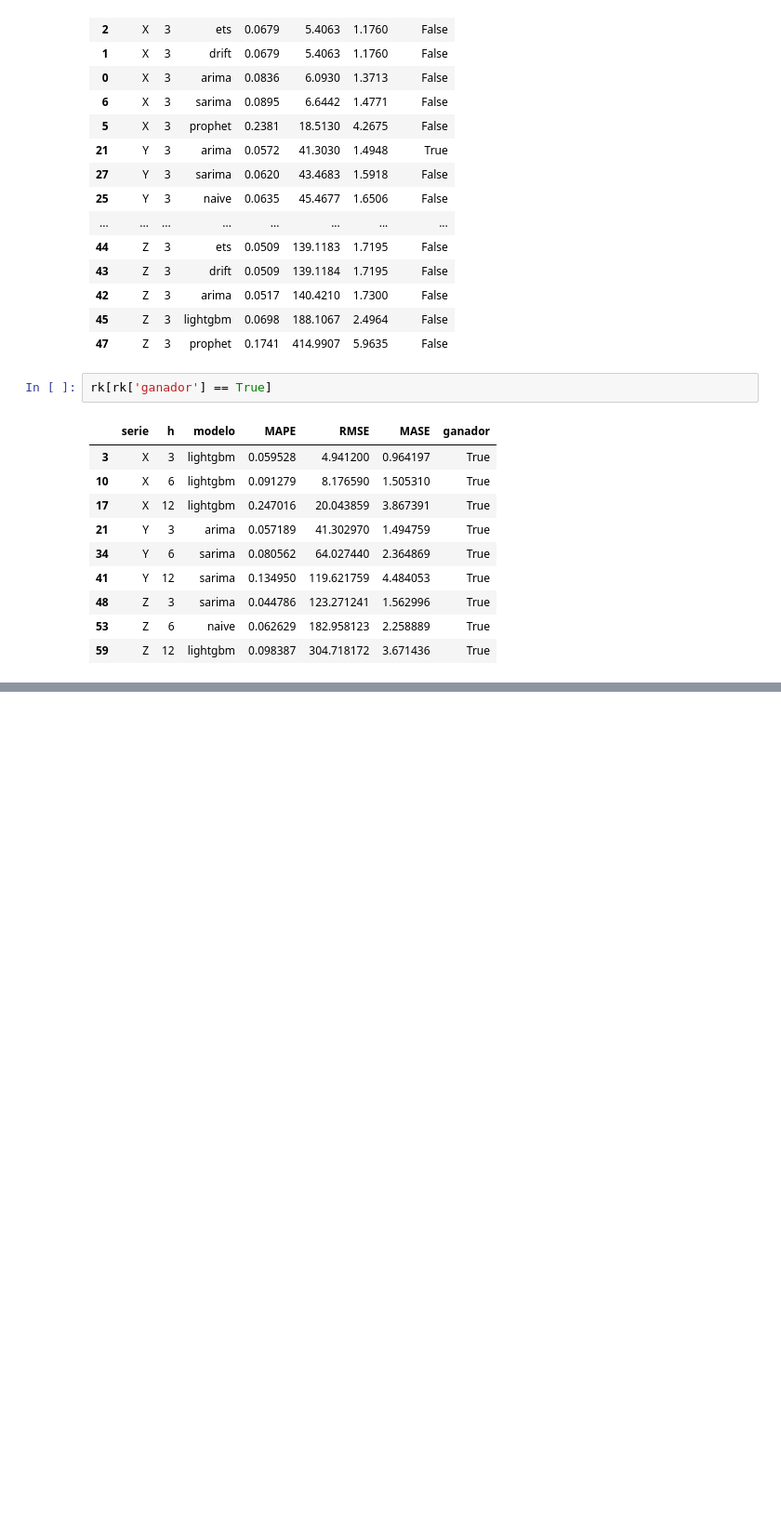
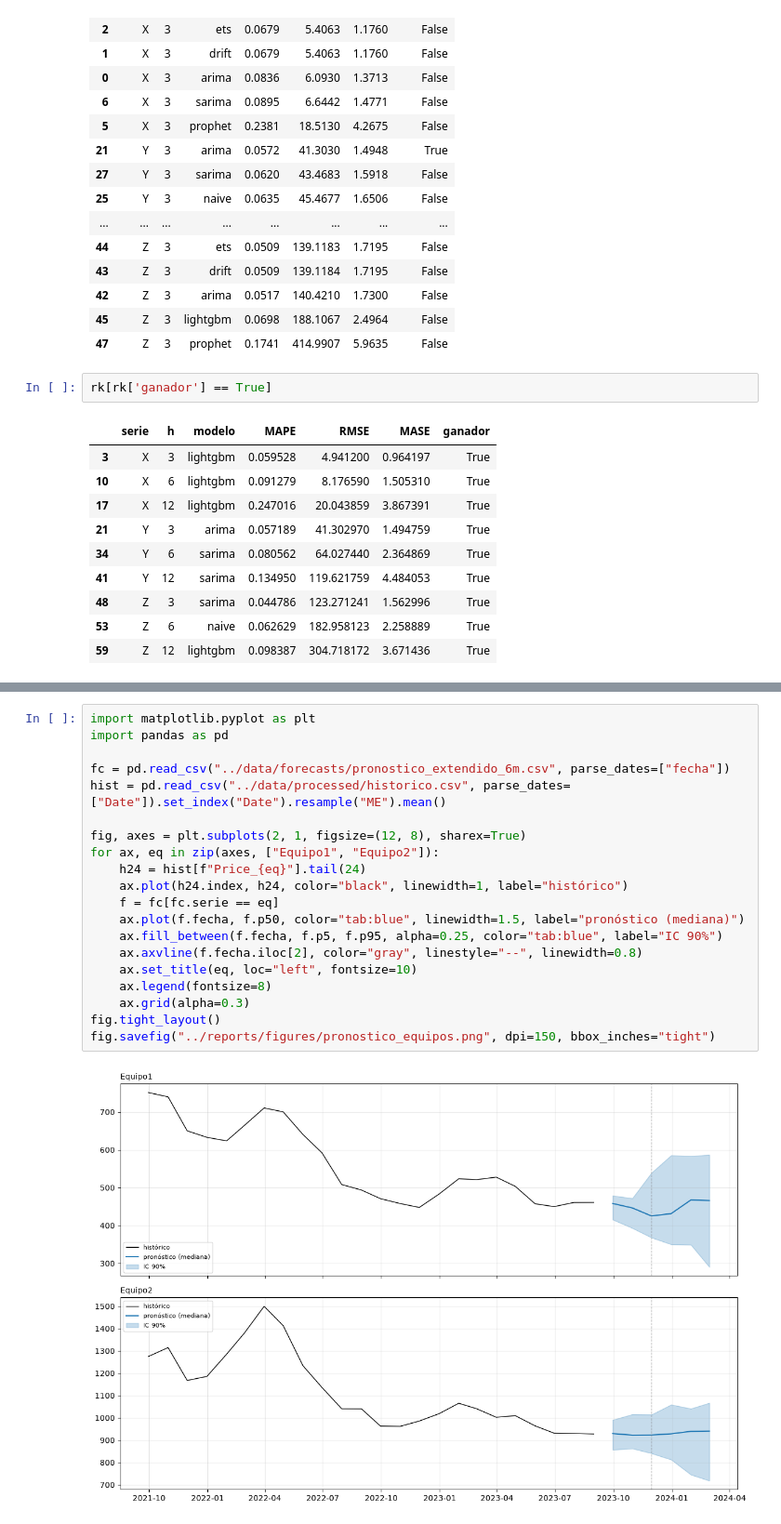
Before and after one commit to alejomd17/equipment-cost-forecasting, a Jupyter notebook: notebooks/03_forecast.ipynb, the cells around one changed output, grey strips where cells are left out. Shown at 93% size. Drawn from its saved outputs; the diff is of its cells as text; blank space fills up the shorter version.

Commit message:
Pronóstico con intervalos, validación out-of-sample y gráfica de resultados

```diff
--- a/notebooks/03_forecast.ipynb
+++ b/notebooks/03_forecast.ipynb
@@ -142,0 +212,22 @@ con MAPE entre 17% y 24%, probablemente por imponer estacionalidad anual a serie
+# %%
+import matplotlib.pyplot as plt
+import pandas as pd
+
+fc = pd.read_csv("../data/forecasts/pronostico_extendido_6m.csv", parse_dates=["fecha"])
+hist = pd.read_csv("../data/processed/historico.csv", parse_dates=["Date"]).set_index("Date").resample("ME").mean()
+
+fig, axes = plt.subplots(2, 1, figsize=(12, 8), sharex=True)
+for ax, eq in zip(axes, ["Equipo1", "Equipo2"]):
+    h24 = hist[f"Price_{eq}"].tail(24)
+    ax.plot(h24.index, h24, color="black", linewidth=1, label="histórico")
+    f = fc[fc.serie == eq]
+    ax.plot(f.fecha, f.p50, color="tab:blue", linewidth=1.5, label="pronóstico (mediana)")
+    ax.fill_between(f.fecha, f.p5, f.p95, alpha=0.25, color="tab:blue", label="IC 90%")
+    ax.axvline(f.fecha.iloc[2], color="gray", linestyle="--", linewidth=0.8)
+    ax.set_title(eq, loc="left", fontsize=10)
+    ax.legend(fontsize=8)
+    ax.grid(alpha=0.3)
+fig.tight_layout()
+fig.savefig("../reports/figures/pronostico_equipos.png", dpi=150, bbox_inches="tight")
+# %% [output]
+[figure, added]
```
Also changed, not shown: parts of 5 cells of this notebook, 8 other files.
